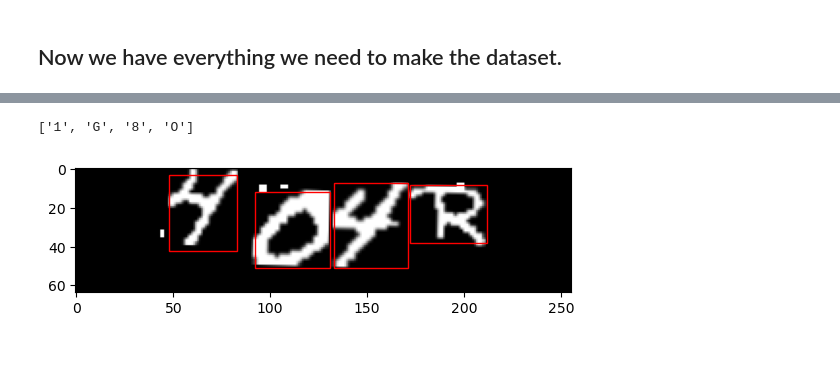
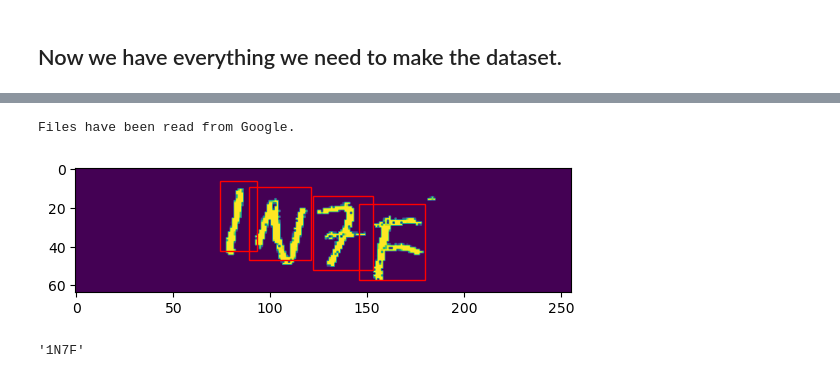
Before and after one commit to Jor-Lee/Guppies, a Jupyter notebook: makeYOLOdataset.ipynb, the cells around one changed output, grey strips where cells are left out. Drawn from its saved outputs; the diff is of its cells as text; code cells hidden in the pictures.

```diff
--- a/makeYOLOdataset.ipynb
+++ b/makeYOLOdataset.ipynb
@@ -266,2 +290,0 @@ labels_lets, labels_nums
-# %%
-bla = np.array(img.getdata()).reshape(img.size[1], img.size[0])
@@ -268,22 +363,40 @@ bla = np.array(img.getdata()).reshape(img.size[1], img.size[0])
+# %%
+# Google cloud tocken and files
+os.environ["GOOGLE_APPLICATION_CREDENTIALS"] = r"guppies-test-4c48569421d8.json"
+google_file_list = ListGoogleFiles('guppy_images', prefix='Manually_Labelled/New', verbose=True)
+random.shuffle(google_file_list)
+# %% [output]
+Files have been read from Google.
+# %%
+try:
+    file_name = random.choice(google_file_list)
+    image_in_bytes = RetreiveImageGoogle('guppy_images', file_name)
+    correctTitle, correctID, correctDate = extract_ID(file_name)
+    newimage, box = extract_google_box(image_in_bytes, correct_ID=correctID)
+except:
+    print('error')
+# %%
+newimage, box = prepare_image(newimage,char_boxes=box)
 # %%
+plt.imshow(np.array(newimage))
 
-plt.imshow(bla, cmap='gray')
-
-print(id_to_char(labels_, keys_list=relevant_characters))
 import matplotlib.patches as patches
 ax = plt.gca()
-for i in boundingbox:
+for i in box:
 
     width = i[1][1] - i[1][0]
     height = i[0][1] - i[0][0]
     rect = patches.Rectangle((i[1][0], i[0][0]), width, height, linewidth=1, edgecolor='r', facecolor='None')
 
 
 
     ax.add_patch(rect)
 
 
 plt.show()
 # %% [output]
-['1', 'G', '8', 'O']
-[figure, old version]
+[figure, new version]
+# %%
+correctID
+# %% [output]
+'1N7F'
```
Also changed, not shown: parts of 23 cells of this notebook, 4 other files.
